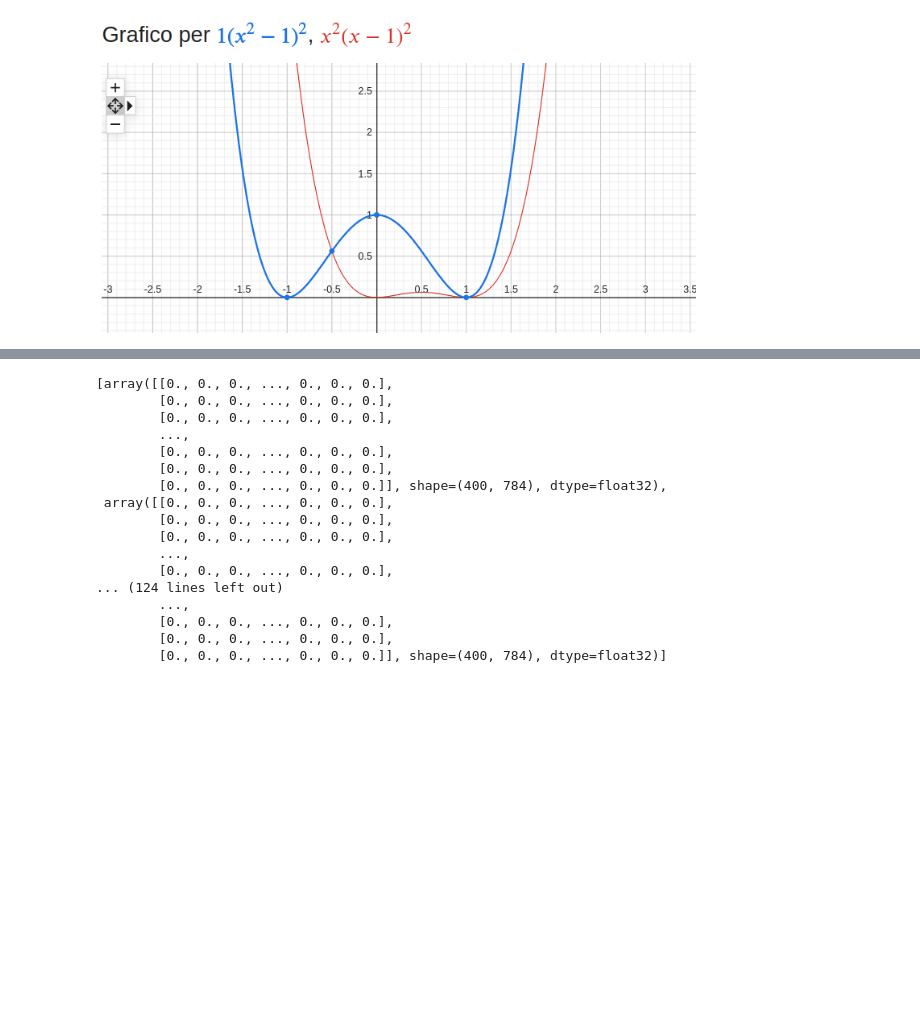
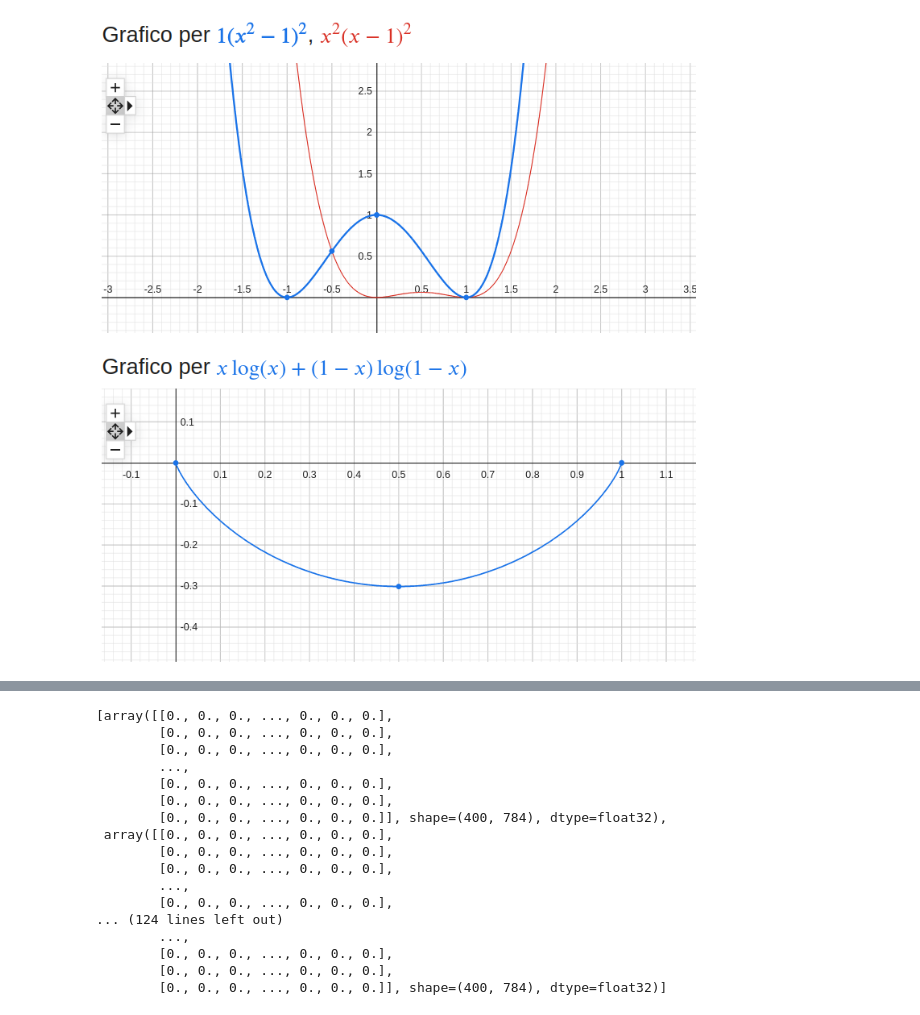
Before and after one commit to FrancescoLR02/InformationTheoryProject, a Jupyter notebook: Restyle.ipynb, the cells around one changed output, grey strips where cells are left out. Drawn from its saved outputs; the diff is of its cells as text; code cells hidden in the pictures; blank space fills up the shorter version.

```diff
--- a/Restyle.ipynb
+++ b/Restyle.ipynb
@@ -539,6 +551,10 @@ class ChannelAnalyzer:
 Image(filename="Images/PenalizationLoss.png", width=600, height=500)
 # %% [output]
 [figure]
+# %%
+Image(filename="Images/PremiumLoss.png", width=600, height=500)
+# %% [output]
+[figure, added]
 # %%
 exp = ExperimentConfig(
     name="ForceLatentSpace",
```
Also changed, not shown: parts of 11 cells of this notebook, 1 other file.
